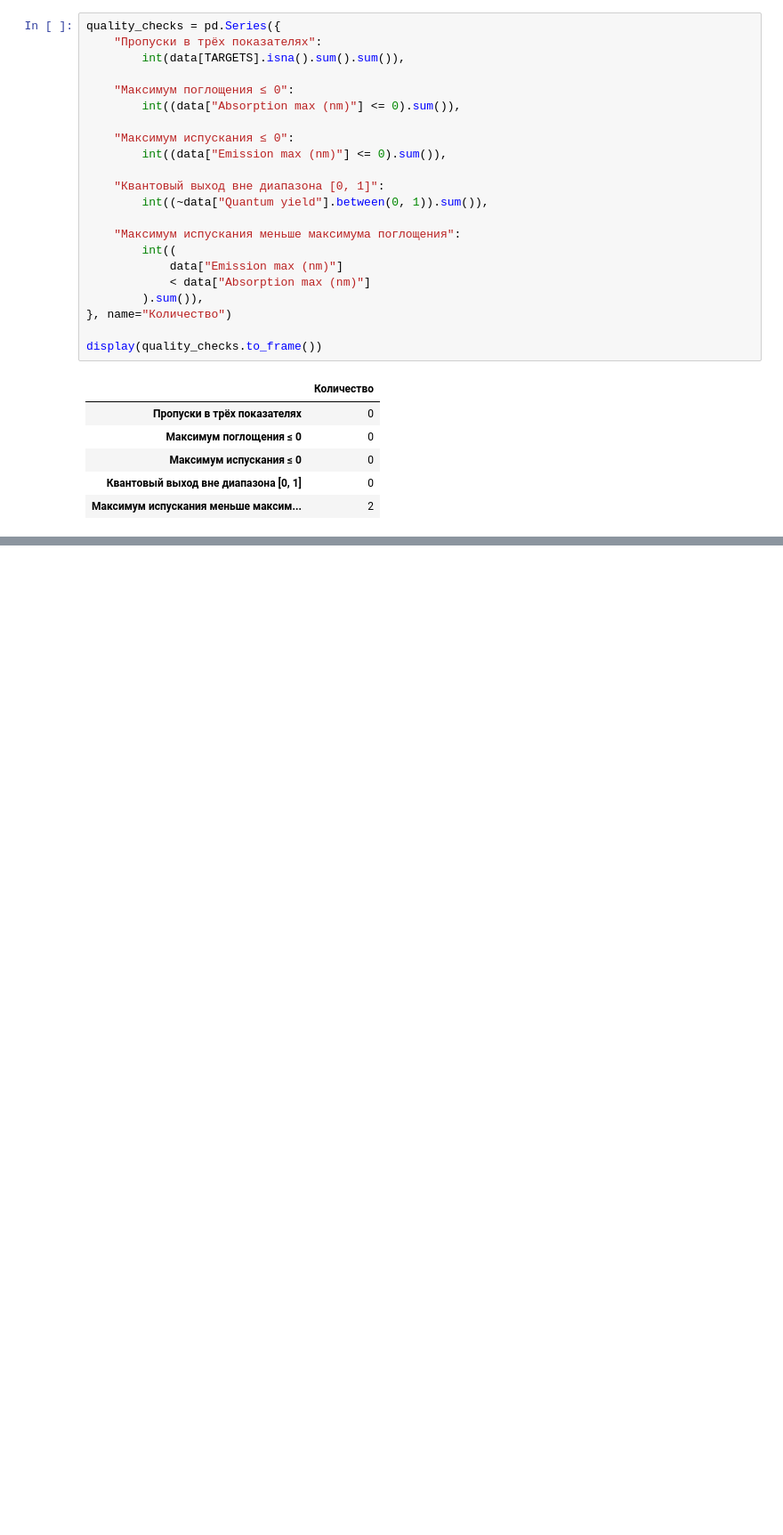
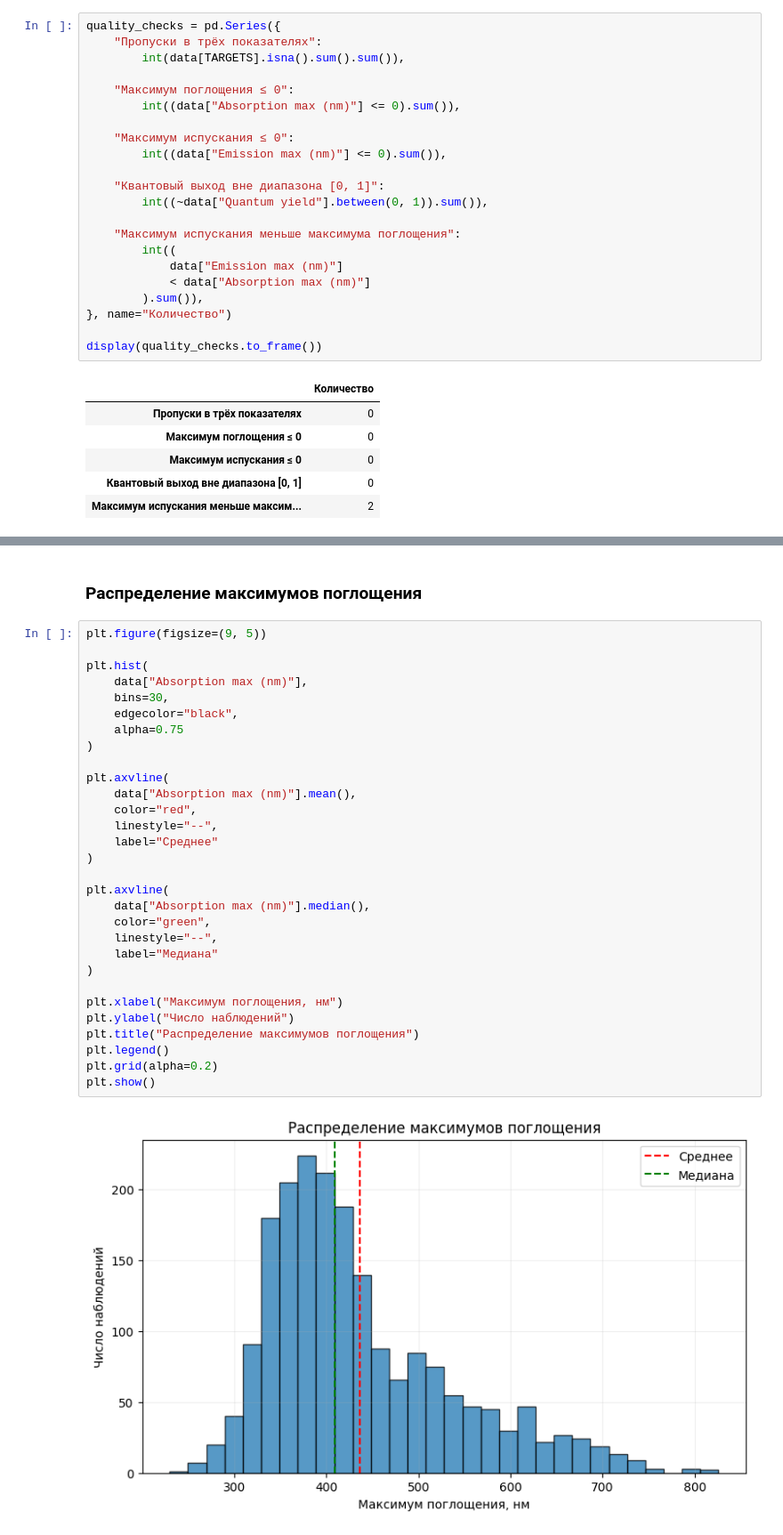
Before and after one commit to mdtokarev/App-Stat-Lab01, a Jupyter notebook: AppStatLab01.ipynb, the cells around one changed output, grey strips where cells are left out. Shown at 89% size. Drawn from its saved outputs; the diff is of its cells as text; blank space fills up the shorter version.

```diff
--- a/AppStatLab01.ipynb
+++ b/AppStatLab01.ipynb
@@ -378,0 +449,34 @@ display(
+# %% [markdown]
+### **Распределение максимумов поглощения**
+# %%
+plt.figure(figsize=(9, 5))
+
+plt.hist(
+    data["Absorption max (nm)"],
+    bins=30,
+    edgecolor="black",
+    alpha=0.75
+)
+
+plt.axvline(
+    data["Absorption max (nm)"].mean(),
+    color="red",
+    linestyle="--",
+    label="Среднее"
+)
+
+plt.axvline(
+    data["Absorption max (nm)"].median(),
+    color="green",
+    linestyle="--",
+    label="Медиана"
+)
+
+plt.xlabel("Максимум поглощения, нм")
+plt.ylabel("Число наблюдений")
+plt.title("Распределение максимумов поглощения")
+plt.legend()
+plt.grid(alpha=0.2)
+plt.show()
+# %% [output]
+[figure, added]
```
Also changed, not shown: parts of 27 cells of this notebook.
